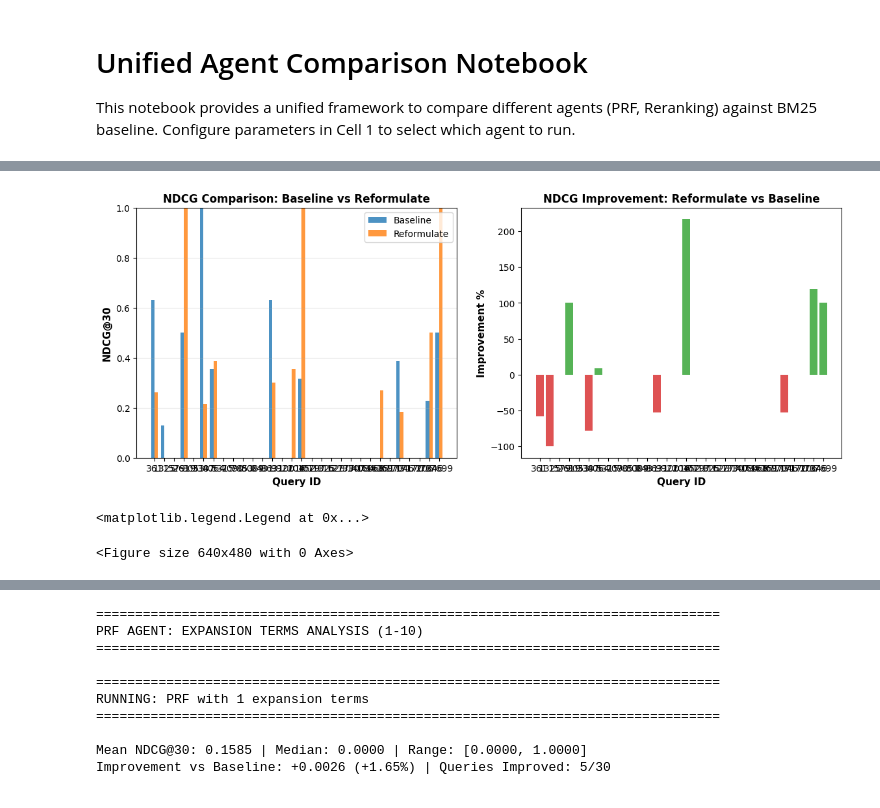
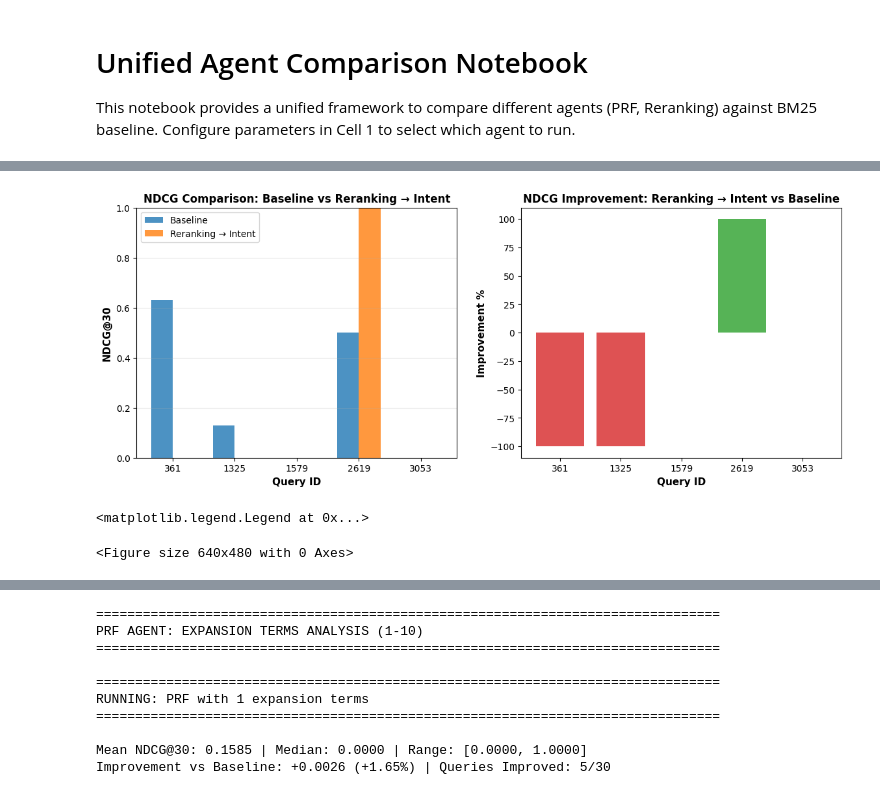
Before and after one commit to hanazouari23/Multi-Agent-Ensemble-for-Search-Through-Reinforcement-Optimization-MAESTRO-, a Jupyter notebook: notebooks/06_unified_agent_comparison.ipynb, the cells around one changed output, grey strips where cells are left out. Saved outputs shown, nothing was run; the diff lists cells and outputs as text; code cells hidden in the pictures.

Commit message:
Test 2 new reformulate implementations

```diff
--- a/notebooks/06_unified_agent_comparison.ipynb
+++ b/notebooks/06_unified_agent_comparison.ipynb
@@ -366,6 +399,6 @@ Mean Baseline NDCG@30: 0.1559
 # %%
 # ============================================================================
-# CELL 4: AGENT COMBINATIONS - Apply selected agent pipeline
+# CELL 4: AGENT COMBINATIONS - Apply selected agent pipeline in order
 # ============================================================================
 
 agent_combo_results_dict = {}
@@ -386,31 +419,83 @@ for query_id in sample_queries:
     baseline_doc_ids, baseline_scores, baseline_corpus = baseline_raw_results[query_id]
 
     # If no agents selected, skip processing
-    if sum(AGENT_SELECTION) == 0:
+    if len(AGENT_SELECTION) == 0:
         final_doc_ids = baseline_doc_ids
         reformulated_query = None
     else:
         current_doc_ids = baseline_doc_ids
         current_scores = baseline_scores
         current_corpus = baseline_corpus
+        current_query = query_text
         reformulated_query = None
 
-        # Apply agents in order: Reformulate/PRF first, then Reranking
-        if AGENT_SELECTION[2]:  # Reformulate (run first if selected)
-            expanded_query = apply_reformulate_agent(query_text, current_doc_ids, current_scores, current_corpus, TOP_K_REFORMULATE)
-            print(f"  Expanded query: {expanded_query}")
-            # Retrieve with expanded query
-            current_doc_ids, current_scores, current_corpus = retriever_func(expanded_query, top_k=TOP_K)
+        # Apply agents in the specified order
+        for agent_idx, agent_vector in enumerate(AGENT_SELECTION):
+            # Determine which agent to apply (one-hot encoding)
+            agent_type = None
+            for agent_pos, is_selected in enumerate(agent_vector):
+                if is_selected:
+                    agent_type = agent_pos
+                    break
 
-        elif AGENT_SELECTION[0]:  # PRF (run first if Reformulate not selected)
-            current_doc_ids = apply_prf_agent(query_text, current_doc_ids, current_scores, current_corpus, TOP_K_PRF)
+            if agent_type is None:
+                continue  # No agent in this vector, skip
 
-        # Apply Reranking if selected (always last if selected with another agent)
-        if AGENT_SELECTION[1] and (AGENT_SELECTION[0] or AGENT_SELECTION[2]):
-            current_doc_ids = apply_reranking_agent(query_text, current_doc_ids, current_scores, current_corpus, TOP_K)
+            # Apply the selected agent
+            if agent_type == 0:  # PRF
+                print(f"  [Step {agent_idx + 1}] Applying PRF Agent")
+                current_doc_ids = apply_prf_agent(current_query, current_doc_ids, current_scores, current_corpus, TOP_K_PRF)
+                # Re-retrieve with PRF results
+                print(f"    PRF expanded docs: {current_doc_ids[:3]}...")
 
-        elif AGENT_SELECTION[1] and not AGENT_SELECTION[0] and not AGENT_SELECTION[2]:  # Reranking only
-            current_doc_ids = apply_reranking_agent(query_text, baseline_doc_ids, baseline_scores, baseline_corpus, TOP_K)
+            elif agent_type == 1:  # Reranking
+                print(f"  [Step {agent_idx + 1}] Applying Reranking Agent")
+                current_doc_ids = apply_reranking_agent(current_query, current_doc_ids, current_scores, current_corpus, TOP_K)
+                print(f"    Reranked docs: {current_doc_ids[:3]}...")
+
+            elif agent_type == 2:  # Reformulate
+                print(f"  [Step {agent_idx + 1}] Applying Reformulation Agent")
+                expanded_query = apply_reformulate_agent(current_query, current_doc_ids, current_scores, current_corpus, TOP_K_REFORMULATE)
+                print(f"    Expanded query: {expanded_query}")
+                reformulated_query = expanded_query
+                # Retrieve with expanded query
+                current_doc_ids, current_scores, current_corpus = retriever_func(expanded_query, top_k=TOP_K)
+                current_query = expanded_query  # Update query for next agent
+                print(f"    Retrieved with expanded query: {current_doc_ids[:3]}...")
+
+            elif agent_type == 3:  # Intent
+                print(f"  [Step {agent_idx + 1}] Applying Intent Agent")
+
+                # Call Intent agent to get intents and merged doc_ids with scores/corpus
+                query_features = {
+                    'query_text': current_query,
+                    'retriever': retriever_func,
+                    'top_k': TOP_K_INTENT
+                }
+                agent_effects = agents['Intent'].compute_effects(query_features)
+                intent_merged_doc_ids = agent_effects['new_doc_ids']
+                intent_merged_scores = agent_effects['new_scores']
+                intent_merged_corpus = agent_effects['new_corpus']
+                intents = agent_effects.get('intents', [])
+
+                # DEBUG: Print the generated intents
+                print(f"    ✓ Generated {len(intents)} intents:")
+                for i, intent in enumerate(intents, 1):
+                    print(f"      Intent {i}: {intent}")
+
+                # DEBUG: Show merged doc_ids after intent expansion (no re-retrieval)
+                print(f"    ✓ Merged results from all intents:")
+                print(f"      Total unique doc IDs merged: {len(intent_merged_doc_ids)}")
+                print(f"      Merged doc_ids (first 10): {intent_merged_doc_ids[:10]}")
+                merged_graded = [qrels_lookup.get((query_id, normalize_doc_id(doc_id)), 0) for doc_id in intent_merged_doc_ids]
+                print(f"      Graded relevance (first 10): {merged_graded[:10]}")
+                print(f"      Relevance distribution: {sum(1 for g in merged_graded if g > 0)} relevant out of {len(merged_graded)}")
+
+                # Update current state with Intent agent's output (pass to next agent if it exists)
+                current_doc_ids = intent_merged_doc_ids
+                current_scores = intent_merged_scores
+                current_corpus = intent_merged_corpus
+                print(f"    ✓ Intent output ready for next agent: {len(current_doc_ids)} docs with scores")
 
         final_doc_ids = current_doc_ids
 
@@ -545,7 +630,7 @@ Queries Improved: 7/30
 ================================================================================
 
 ✓ Visualization complete
-[figure, old version]
+[figure, new version]
 <matplotlib.legend.Legend at 0x...>
 <Figure size 640x480 with 0 Axes>
 # %%
```
Also changed, not shown: parts of 5 cells of this notebook, 8 other files.
